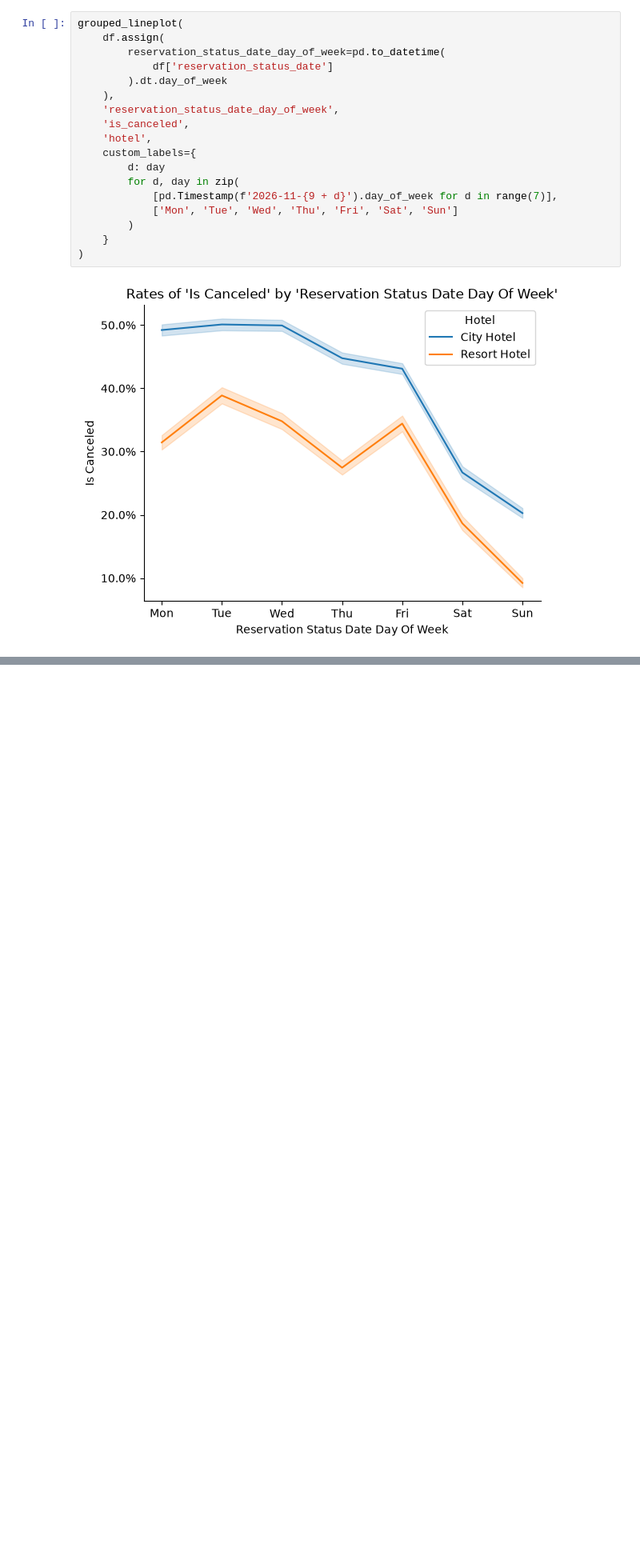
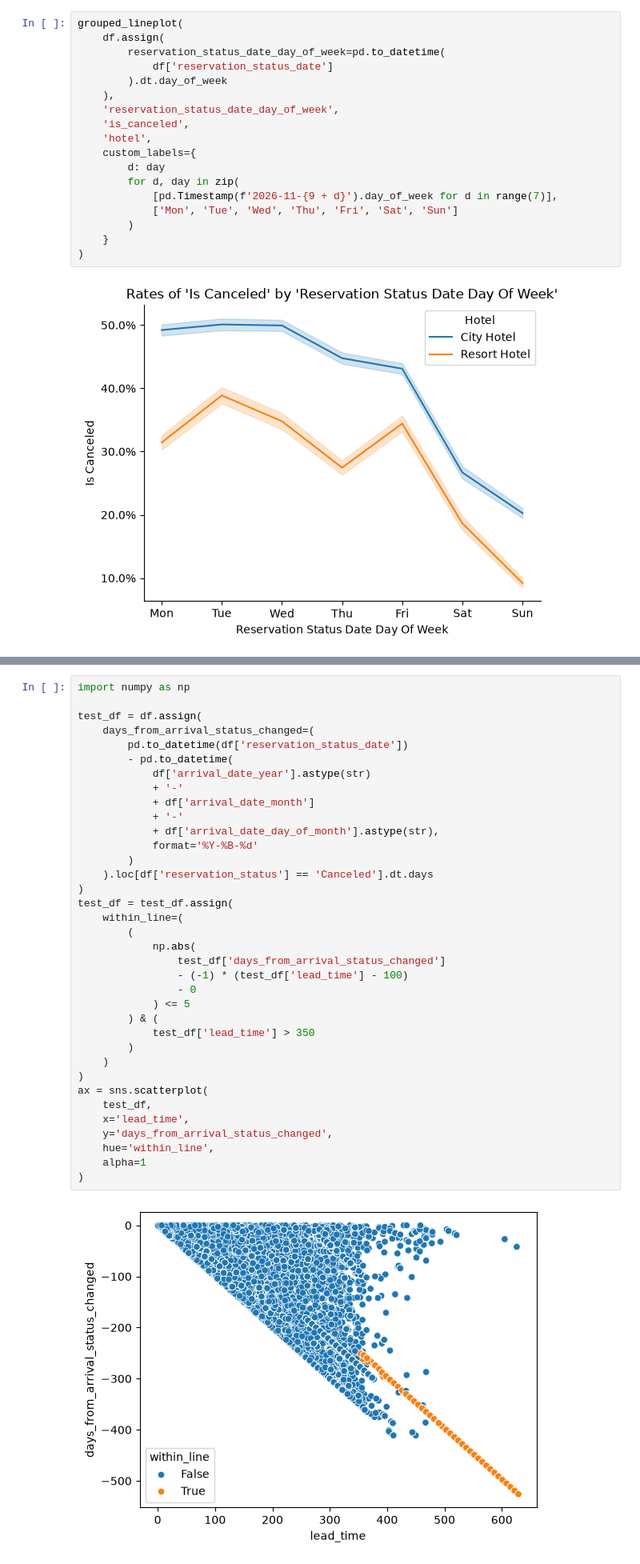
Before and after one commit to mcuzzii/hotel-booking-cancellations, a Jupyter notebook: notebooks/hotel.ipynb, the cells around one changed output, grey strips where cells are left out. Shown at 80% size. Drawn from its saved outputs; the diff is of its cells as text; blank space fills up the shorter version.

```diff
--- a/notebooks/hotel.ipynb
+++ b/notebooks/hotel.ipynb
@@ -389,0 +411,38 @@ grouped_lineplot(
+# %%
+import numpy as np
+
+test_df = df.assign(
+    days_from_arrival_status_changed=(
+        pd.to_datetime(df['reservation_status_date'])
+        - pd.to_datetime(
+            df['arrival_date_year'].astype(str)
+            + '-'
+            + df['arrival_date_month']
+            + '-'
+            + df['arrival_date_day_of_month'].astype(str),
+            format='%Y-%B-%d'
+        )
+    ).loc[df['reservation_status'] == 'Canceled'].dt.days
+)
+test_df = test_df.assign(
+    within_line=(
+        (
+            np.abs(
+                test_df['days_from_arrival_status_changed']
+                - (-1) * (test_df['lead_time'] - 100)
+                - 0
+            ) <= 5
+        ) & (
+            test_df['lead_time'] > 350
+        )
+    )
+)
+ax = sns.scatterplot(
+    test_df,
+    x='lead_time',
+    y='days_from_arrival_status_changed',
+    hue='within_line',
+    alpha=1
+)
+# %% [output]
+[figure, added]
```
Also changed, not shown: parts of 2 cells of this notebook, 1 other file.
